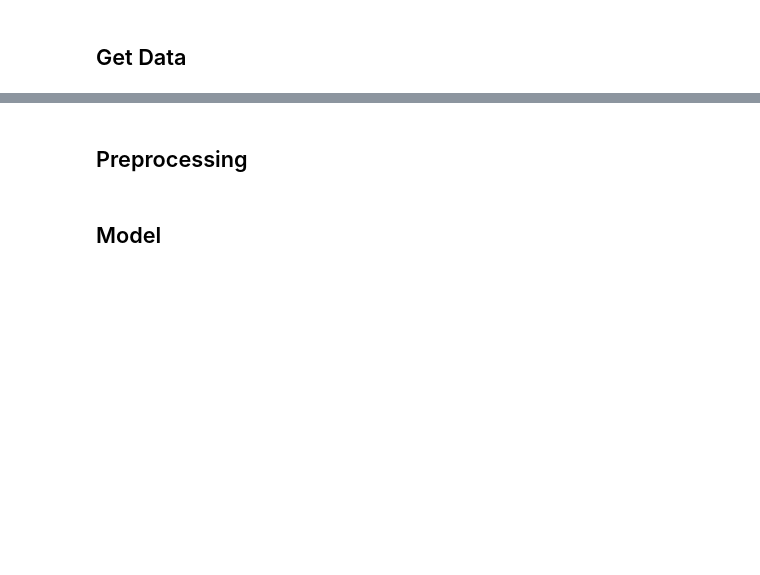
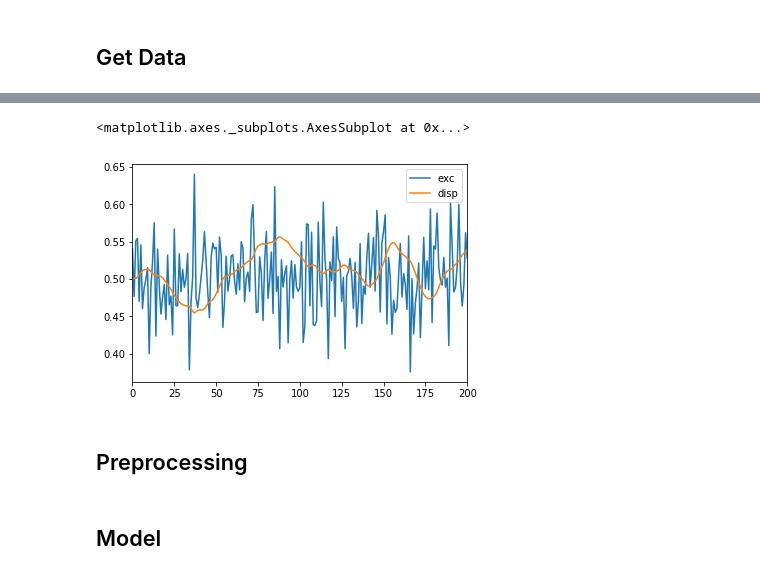
Before and after one commit to andmck1/nn-sdof, a Jupyter notebook: CNN.ipynb, the cells around one changed output, grey strips where cells are left out. Drawn from its saved outputs; the diff is of its cells as text; code cells hidden in the pictures; blank space fills up the shorter version.

```diff
--- a/CNN.ipynb
+++ b/CNN.ipynb
@@ -75,0 +22,2 @@ for info in [(acc_df, 'acc', 'acc_10noise', 'Acceleration'),
+# %%
+train_df = pd.read_pickle('./data/train_df.pkl')
@@ -75,0 +26,2 @@ for info in [(acc_df, 'acc', 'acc_10noise', 'Acceleration'),
+# %%
+train_df = train_df.loc[:100000-1, :].drop(['acc', 'vel'], axis=1)
@@ -76,2 +37,7 @@ for info in [(acc_df, 'acc', 'acc_10noise', 'Acceleration'),
+# %%
+train_df.loc[:200, :].plot()
+# %% [output]
+<matplotlib.axes._subplots.AxesSubplot at 0x...>
+[figure, added]
 # %% [markdown]
 ## Preprocessing
```
Also changed, not shown: parts of 28 cells of this notebook, 7 other files.
